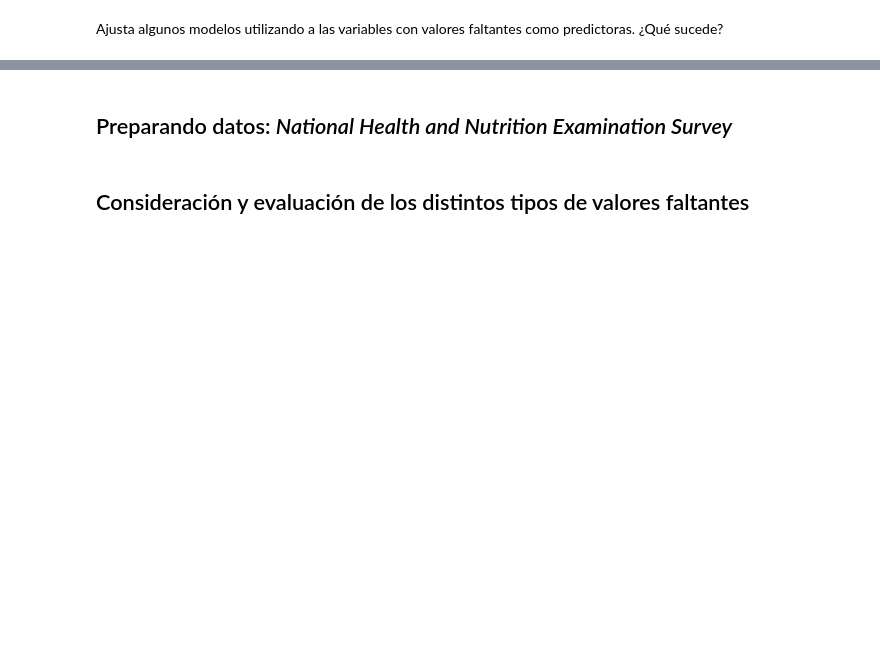
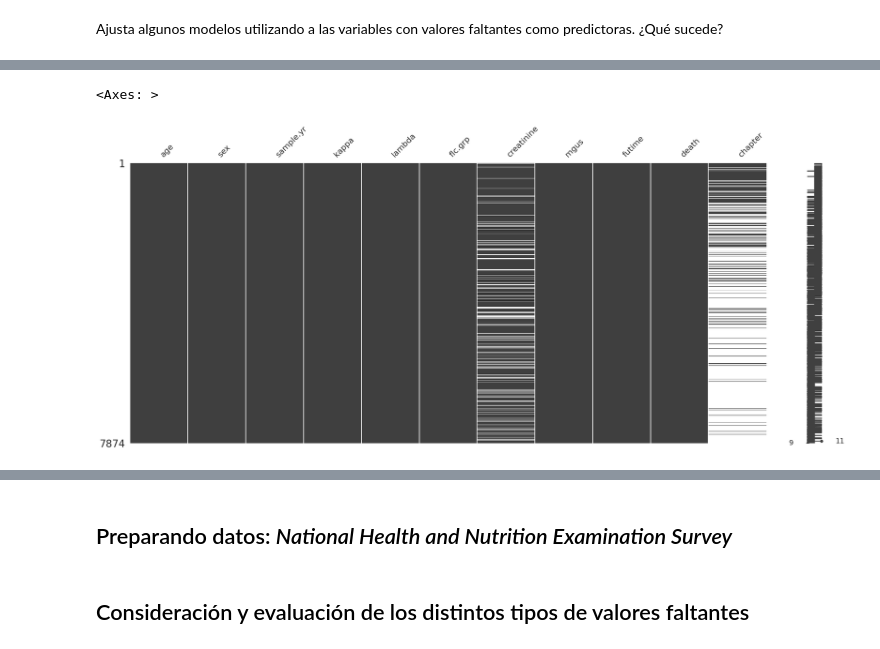
Before and after one commit to jariel17/curso-datos-faltantes-i, a Jupyter notebook: live-imputation-missing-values.ipynb, the cells around one changed output, grey strips where cells are left out. Cells and saved outputs as stored; diff of their text form; code cells hidden in the pictures; blank space fills up the shorter version.

```diff
--- a/live-imputation-missing-values.ipynb
+++ b/live-imputation-missing-values.ipynb
@@ -142,0 +210,5 @@ Ajusta algunos modelos utilizando a las variables con valores faltantes como pre
+# %%
+missingno.matrix(df = survival_df)
+# %% [output]
+<Axes: >
+[figure, added]
```
Also changed, not shown: parts of 11 cells of this notebook.
